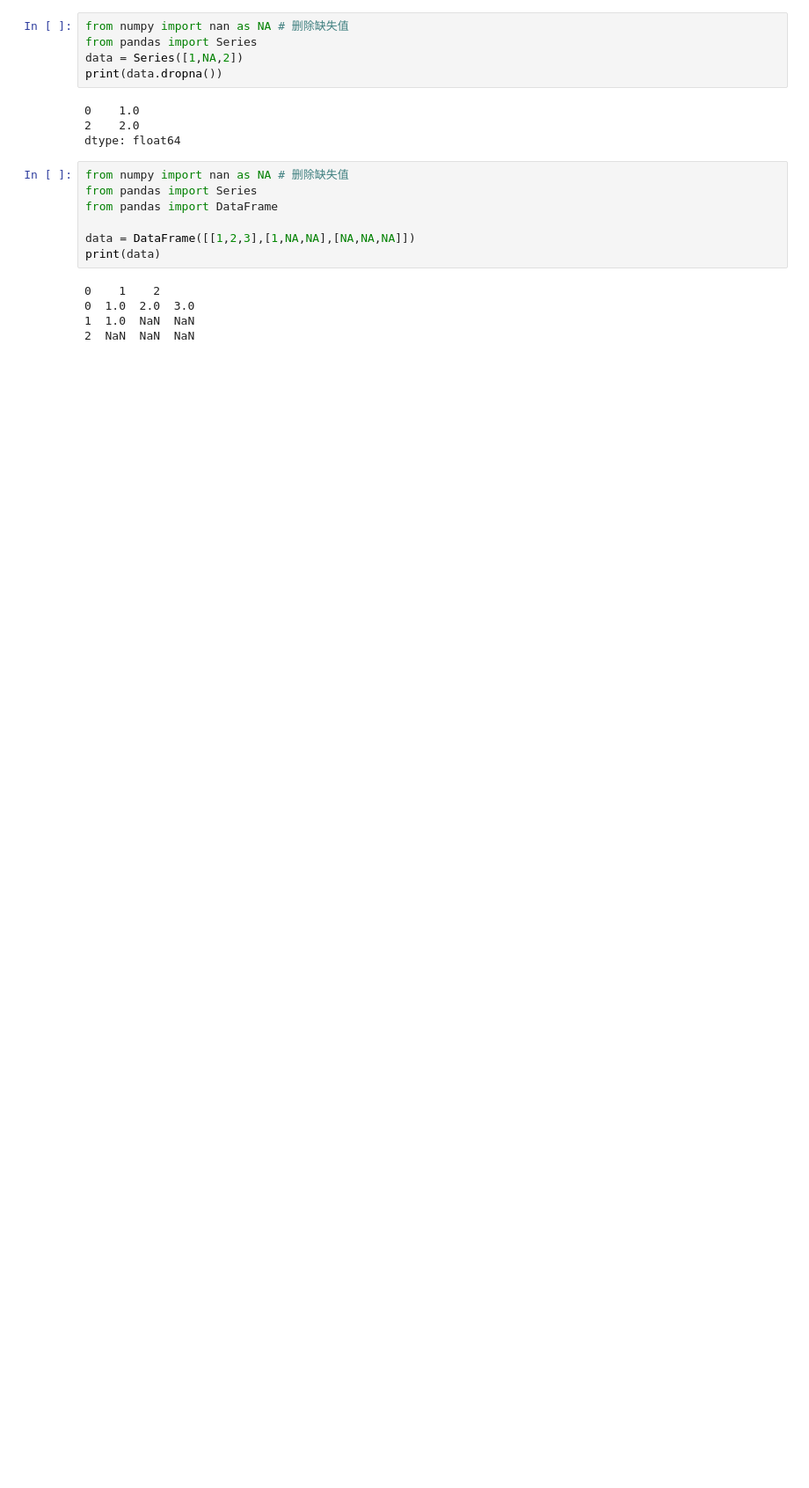
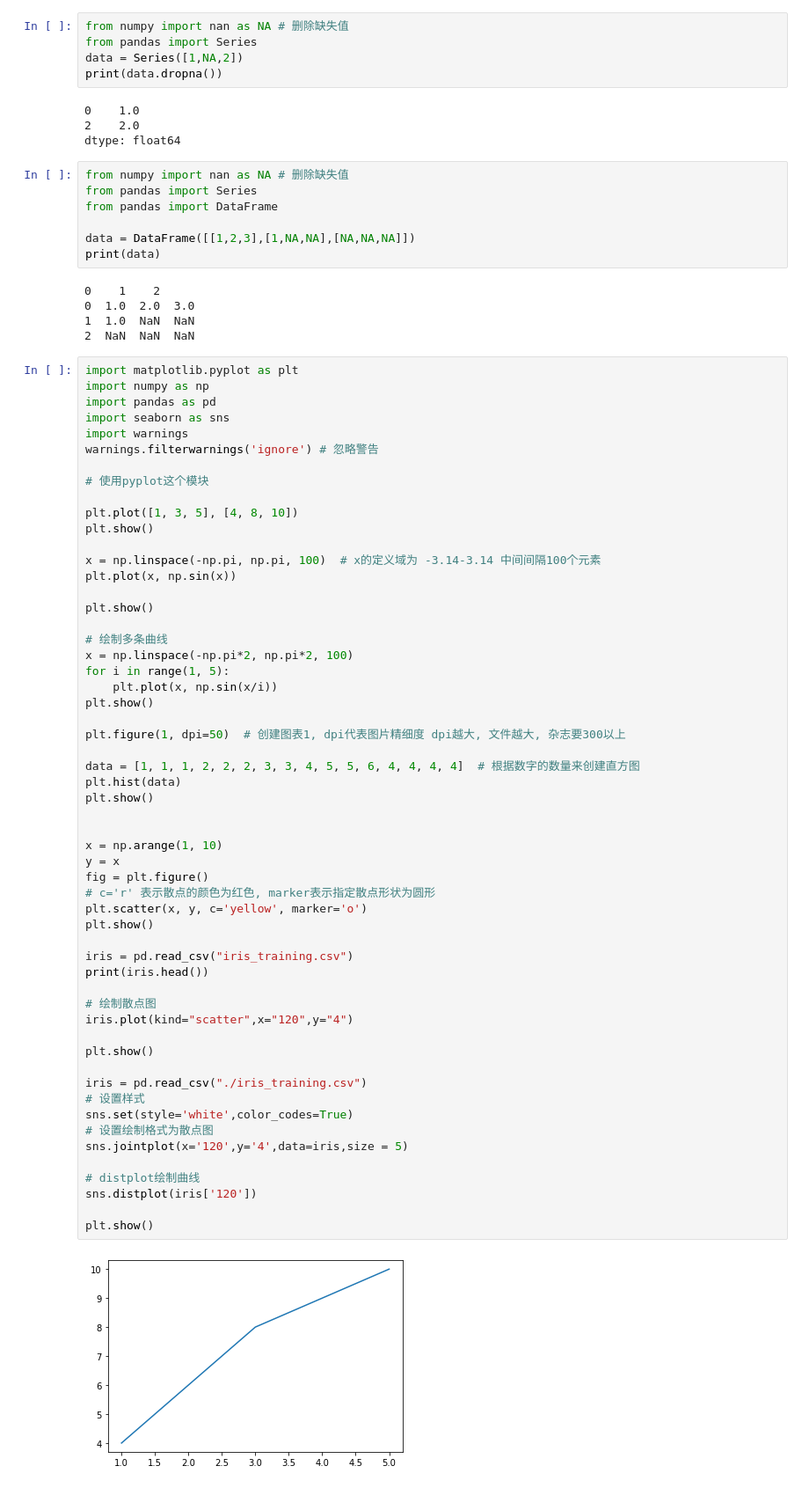
Before and after one commit to Genesisnbq/My_Python, a Jupyter notebook: Jupter.ipynb, the cells around one changed output. Shown at 88% size. Drawn from its saved outputs; the diff is of its cells as text; blank space fills up the shorter version.

```diff
--- a/Jupter.ipynb
+++ b/Jupter.ipynb
@@ -244,3 +244,61 @@ print(data)
 0  1.0  2.0  3.0
 1  1.0  NaN  NaN
 2  NaN  NaN  NaN
+# %%
+import matplotlib.pyplot as plt
+import numpy as np
+import pandas as pd
+import seaborn as sns
+import warnings
+warnings.filterwarnings('ignore') # 忽略警告
+
+# 使用pyplot这个模块
+
+plt.plot([1, 3, 5], [4, 8, 10])
+plt.show()
+
+x = np.linspace(-np.pi, np.pi, 100)  # x的定义域为 -3.14-3.14 中间间隔100个元素
+plt.plot(x, np.sin(x))
+
+plt.show()
+
+# 绘制多条曲线
+x = np.linspace(-np.pi*2, np.pi*2, 100)
+for i in range(1, 5):
+    plt.plot(x, np.sin(x/i))
+plt.show()
+
+plt.figure(1, dpi=50)  # 创建图表1, dpi代表图片精细度 dpi越大, 文件越大, 杂志要300以上
+
+data = [1, 1, 1, 2, 2, 2, 3, 3, 4, 5, 5, 6, 4, 4, 4, 4]  # 根据数字的数量来创建直方图
+plt.hist(data)
+plt.show()
+
+
+x = np.arange(1, 10)
+y = x
+fig = plt.figure()
+# c='r' 表示散点的颜色为红色, marker表示指定散点形状为圆形
+plt.scatter(x, y, c='yellow', marker='o')
+plt.show()
+
+iris = pd.read_csv("iris_training.csv")
+print(iris.head())
+
+# 绘制散点图
+iris.plot(kind="scatter",x="120",y="4")
+
+plt.show()
+
+iris = pd.read_csv("./iris_training.csv")
+# 设置样式
+sns.set(style='white',color_codes=True)
+# 设置绘制格式为散点图
+sns.jointplot(x='120',y='4',data=iris,size = 5)
+
+# distplot绘制曲线
+sns.distplot(iris['120'])
+
+plt.show()
+# %% [output]
+[figure, added]
```
Also changed, not shown: parts of 1 cell of this notebook, 14 other files.
